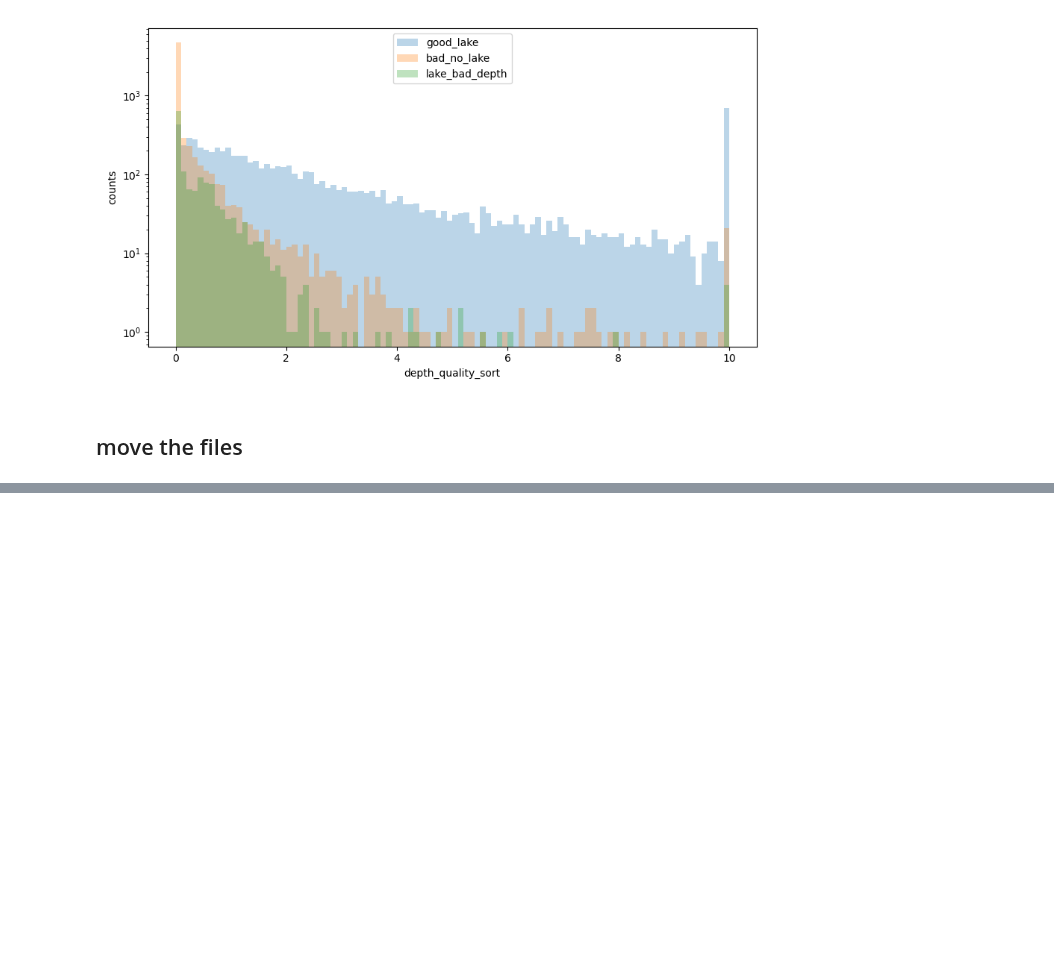
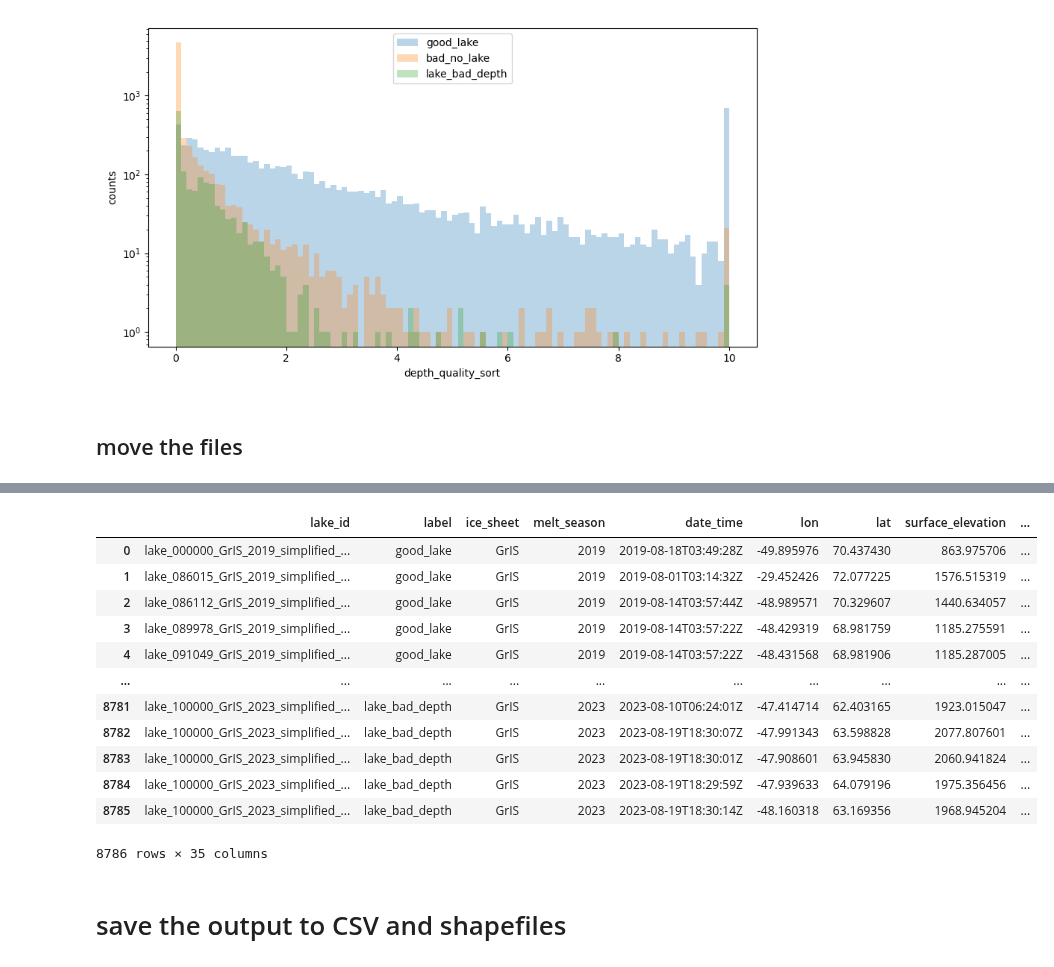
Before and after one commit to fliphilipp/GlacierLakeDetectionICESat2, a Jupyter notebook: GLD3-GrIS-compile-lake-info.ipynb, the cells around one changed output, grey strips where cells are left out. Saved outputs shown, nothing was run; the diff lists cells and outputs as text; code cells hidden in the pictures; blank space fills up the shorter version.

```diff
--- a/GLD3-GrIS-compile-lake-info.ipynb
+++ b/GLD3-GrIS-compile-lake-info.ipynb
@@ -337,0 +396,3 @@ get_attributes(r)
+# %%
+df_merged = pd.concat((df_files.iloc[:,:2], df_props), axis=1)
+df_merged.head(3)
@@ -337,0 +407,35 @@ get_attributes(r)
+# %%
+gdf_names = gpd.read_file('basins/shapefiles/GRE_fullnames_GIMP_merged.shp')
+gdf_merged = gpd.GeoDataFrame(df_merged, geometry=gpd.points_from_xy(df_merged.lon, df_merged.lat), crs="EPSG:4326").to_crs(gdf_names.crs)
+# %%
+def get_lake_location_name(r):
+    containing_polygon = gdf_names[gdf_names.geometry.contains(r.geometry)]
+
+    if len(containing_polygon) > 0:
+        if len(containing_polygon) == 1:
+            v = containing_polygon.iloc[0]
+        else:
+            print('%5i: WARNING - lake was assigned to two sub-basins: ' % r.name, end='')
+            for subid in containing_polygon.index:
+                print('%s, ' % containing_polygon.NAME.loc[subid], end='')
+            # just assign the one with the shorter name
+            v = containing_polygon.loc[containing_polygon.apply(lambda x: len(x.NAME), axis=1).idxmin()]
+            print(' --> assigned: %s' % v.NAME)
+        return pd.DataFrame({'basin': v.SUBREGION1, 'sub_basin': v.NAME, 'glacier_type': 'tidewater' if v.GL_TYPE=='TW' else 'land_terminating'}, index=[r.name])
+    else:
+        print('%5i: WARNING - lake not assigned to any sub-basins' % r.name)
+        return pd.DataFrame({'basin': 'none', 'sub_basin': 'none', 'glacier_type': 'none'}, index=[r.name])
+# %%
+cols = []
+nfiles = len(gdf_merged)
+
+for i, idx in enumerate(gdf_merged.index):
+
+    if (i+1) % 100 == 0:
+        print('%5i / %5i' % (i+1, nfiles), end='\r')
+
+    cols.append(get_lake_location_name(gdf_merged.loc[idx]))
+
+print(' done')
+df_matched_names = pd.concat(cols)
+df_matched_names
@@ -337,0 +465,19 @@ get_attributes(r)
+# %%
+gdf_output = pd.concat((gdf_merged, df_matched_names), axis=1)
+gdf_output
+# %% [output]
+|  | lake_id | label | ice_sheet | melt_season | date_time | lon | lat | surface_elevation | ... |
+| 0 | lake_000000_GrIS_2019_simplified_... | good_lake | GrIS | 2019 | 2019-08-18T03:49:28Z | -49.895976 | 70.437430 | 863.975706 | ... |
+| 1 | lake_086015_GrIS_2019_simplified_... | good_lake | GrIS | 2019 | 2019-08-01T03:14:32Z | -29.452426 | 72.077225 | 1576.515319 | ... |
+| 2 | lake_086112_GrIS_2019_simplified_... | good_lake | GrIS | 2019 | 2019-08-14T03:57:44Z | -48.989571 | 70.329607 | 1440.634057 | ... |
+| 3 | lake_089978_GrIS_2019_simplified_... | good_lake | GrIS | 2019 | 2019-08-14T03:57:22Z | -48.429319 | 68.981759 | 1185.275591 | ... |
+| 4 | lake_091049_GrIS_2019_simplified_... | good_lake | GrIS | 2019 | 2019-08-14T03:57:22Z | -48.431568 | 68.981906 | 1185.287005 | ... |
+| ... | ... | ... | ... | ... | ... | ... | ... | ... | ... |
+| 8781 | lake_100000_GrIS_2023_simplified_... | lake_bad_depth | GrIS | 2023 | 2023-08-10T06:24:01Z | -47.414714 | 62.403165 | 1923.015047 | ... |
+| 8782 | lake_100000_GrIS_2023_simplified_... | lake_bad_depth | GrIS | 2023 | 2023-08-19T18:30:07Z | -47.991343 | 63.598828 | 2077.807601 | ... |
+| 8783 | lake_100000_GrIS_2023_simplified_... | lake_bad_depth | GrIS | 2023 | 2023-08-19T18:30:01Z | -47.908601 | 63.945830 | 2060.941824 | ... |
+| 8784 | lake_100000_GrIS_2023_simplified_... | lake_bad_depth | GrIS | 2023 | 2023-08-19T18:29:59Z | -47.939633 | 64.079196 | 1975.356456 | ... |
+| 8785 | lake_100000_GrIS_2023_simplified_... | lake_bad_depth | GrIS | 2023 | 2023-08-19T18:30:14Z | -48.160318 | 63.169356 | 1968.945204 | ... |
+8786 rows × 35 columns
+# %% [markdown]
+# save the output to CSV and shapefiles
```
Also changed, not shown: parts of 13 cells of this notebook, 1 other file.
